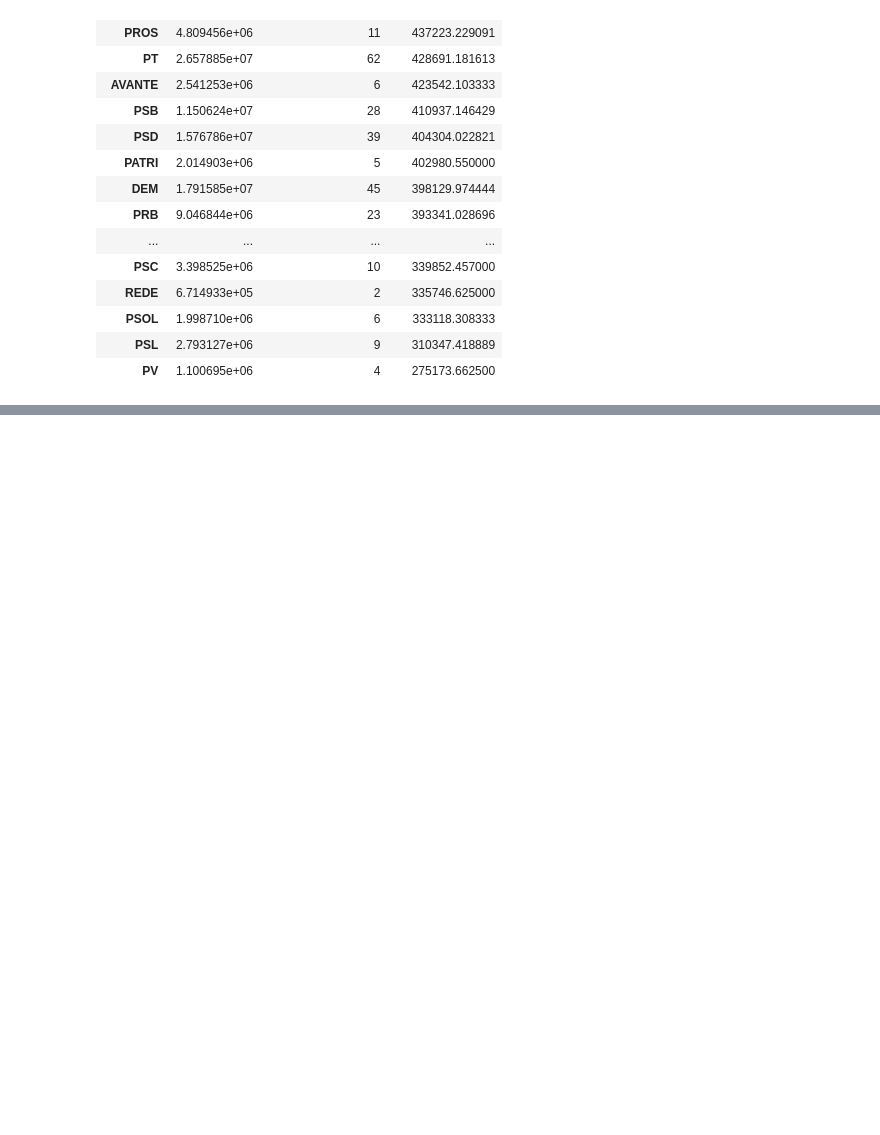
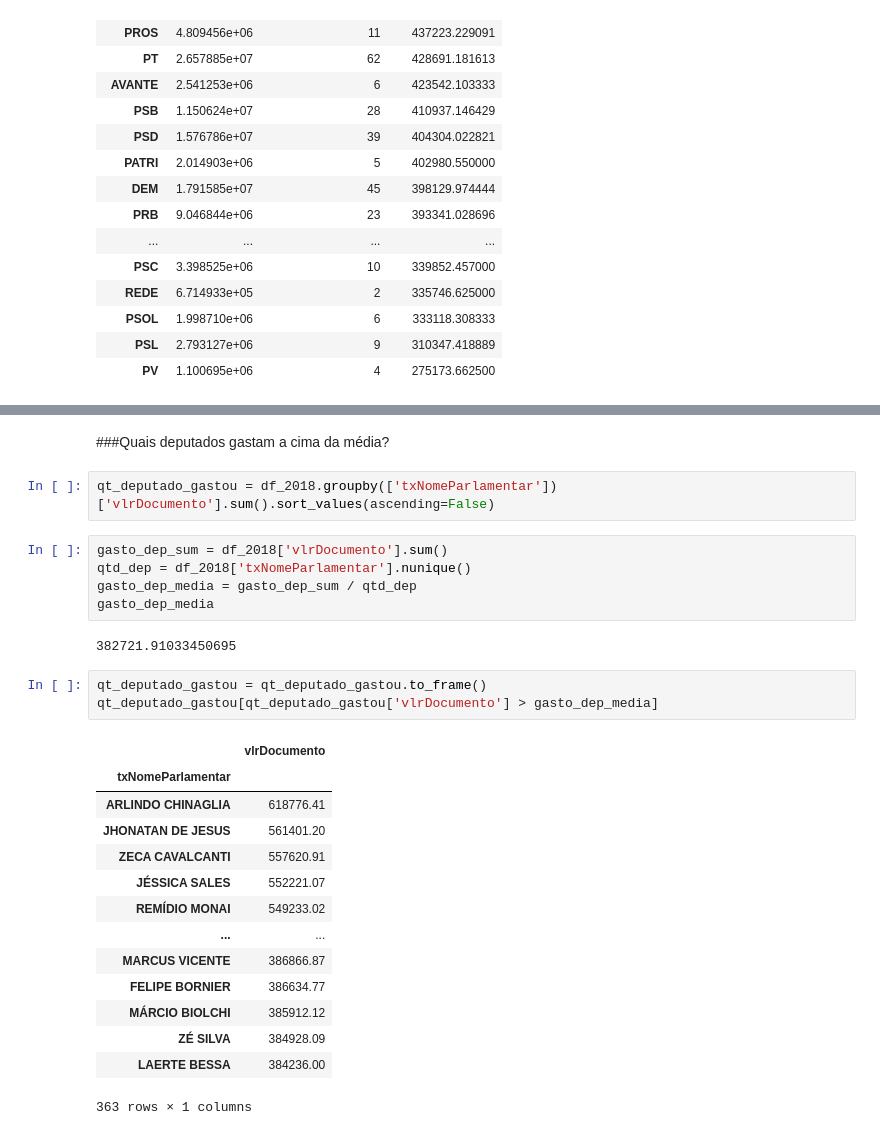
Before and after one commit to iasmimsilveira/Estudos_dados, a Jupyter notebook: Deputados.ipynb, the cells around one changed output, grey strips where cells are left out. Saved outputs shown, nothing was run; the diff lists cells and outputs as text; blank space fills up the shorter version.

```diff
--- a/Deputados.ipynb
+++ b/Deputados.ipynb
@@ -125,0 +144,29 @@ df.sort_values(by=['gastosDeputados'], ascending=False)
+# %% [markdown]
+###Quais deputados gastam a cima da média?
+# %%
+qt_deputado_gastou = df_2018.groupby(['txNomeParlamentar'])['vlrDocumento'].sum().sort_values(ascending=False)
+# %%
+gasto_dep_sum = df_2018['vlrDocumento'].sum()
+qtd_dep = df_2018['txNomeParlamentar'].nunique()
+gasto_dep_media = gasto_dep_sum / qtd_dep
+gasto_dep_media
+# %% [output]
+382721.91033450695
+# %%
+qt_deputado_gastou = qt_deputado_gastou.to_frame()
+qt_deputado_gastou[qt_deputado_gastou['vlrDocumento'] > gasto_dep_media]
+# %% [output]
+|  | vlrDocumento |
+| txNomeParlamentar |  |
+| ARLINDO CHINAGLIA | 618776.41 |
+| JHONATAN DE JESUS | 561401.20 |
+| ZECA CAVALCANTI | 557620.91 |
+| JÉSSICA SALES | 552221.07 |
+| REMÍDIO MONAI | 549233.02 |
+| ... | ... |
+| MARCUS VICENTE | 386866.87 |
+| FELIPE BORNIER | 386634.77 |
+| MÁRCIO BIOLCHI | 385912.12 |
+| ZÉ SILVA | 384928.09 |
+| LAERTE BESSA | 384236.00 |
+363 rows × 1 columns
```
Also changed, not shown: parts of 3 cells of this notebook.
